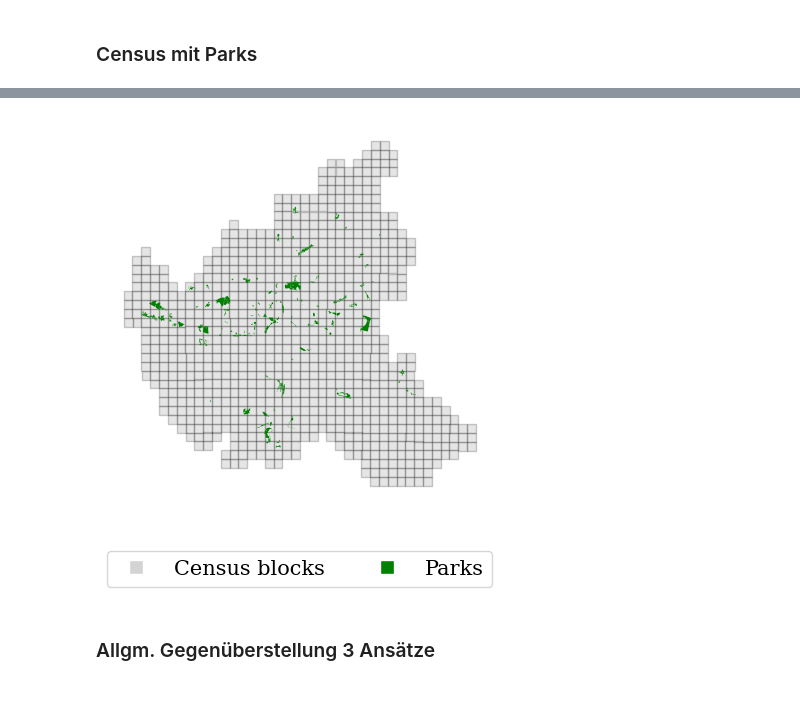
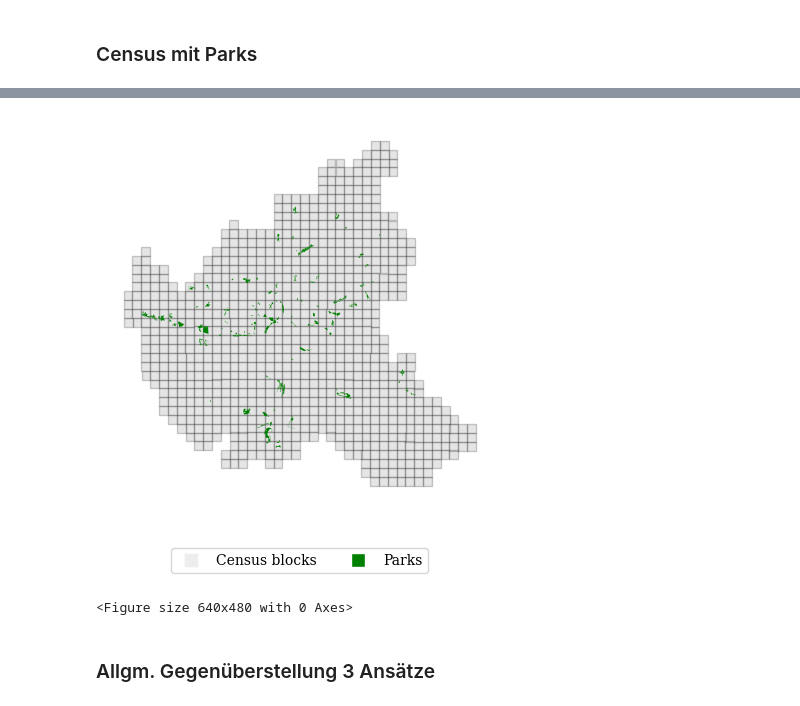
Before and after one commit to NicoLanghans/Master-Thesis, a Jupyter notebook: visualizations/maps.ipynb, the cells around one changed output, grey strips where cells are left out. Drawn from its saved outputs; the diff is of its cells as text; code cells hidden in the pictures.

```diff
--- a/visualizations/maps.ipynb
+++ b/visualizations/maps.ipynb
@@ -171,3 +173,9 @@ census_bbox.head(2)
 |  | Einwohner | Alter_D | unter18_A | ab65_A | Auslaender_A | HHGroesse_D | Leerstandsquote | Wohnfl_Bew_D | ... |
 | 0 | 3 | -9.0 | 0.0 | 0.0 | 0.0 | -1.0 | -1.0 | -9.0 | ... |
 | 1 | 3 | -9.0 | 0.0 | 100.0 | 0.0 | -1.0 | -1.0 | -9.0 | ... |
+# %%
+park_areas = park_areas.drop(park_areas[park_areas.name == 'Oejendorfer Park'].index)
+park_areas = park_areas.drop(park_areas[park_areas.name == 'oejendorfer Park'].index)
+park_areas = park_areas.drop(park_areas[park_areas.name == 'Stadtpark'].index)
+park_areas = park_areas.drop(park_areas[park_areas.name == 'Altonaer Volkspark'].index)
+park_areas = park_areas.drop(park_areas[park_areas.name == 'Waldpark Marienhoehe'].index)
@@ -174,18 +198,20 @@ census_bbox.head(2)
 # %%
 fig,ax = plt.subplots(figsize = (5,5))
 census_bbox.plot(ax=ax, facecolor = 'grey', edgecolor = 'black', alpha = 0.2, label = "Census Blocks")
 park_areas.plot(ax=ax, facecolor = 'green', label = "Parks")
 legend_elements = [
-    Line2D([0], [0], marker='s', color='w', markerfacecolor='lightgrey', markersize=10, label='Census blocks'),
+    Line2D([0], [0], marker='s', color='w', markerfacecolor='lightgrey', alpha = 0.4, markersize=10, label='Census blocks'),
     Line2D([0], [0], marker='s', color='w', markerfacecolor='green', markersize=10, label='Parks')
 ]
 ax.set_axis_off()
 
-ax.legend(handles=legend_elements, loc='upper center', bbox_to_anchor = (0.5,-0.1), prop = FontProperties(family='serif', size = 15),ncol=3)
+ax.legend(handles=legend_elements, loc='upper center', bbox_to_anchor = (0.5,-0.1), prop = FontProperties(family='serif', size = 10),ncol=3)
 
 plt.show()
+plt.savefig('census_parks_hamburg.png', bbox_inches='tight')
 # %% [output]
-[figure, old version]
+[figure, new version]
+<Figure size 640x480 with 0 Axes>
 # %% [markdown]
 ### Allgm. Gegenüberstellung 3 Ansätze
 # %%
```
Also changed, not shown: parts of 8 cells of this notebook, 15 other files.
